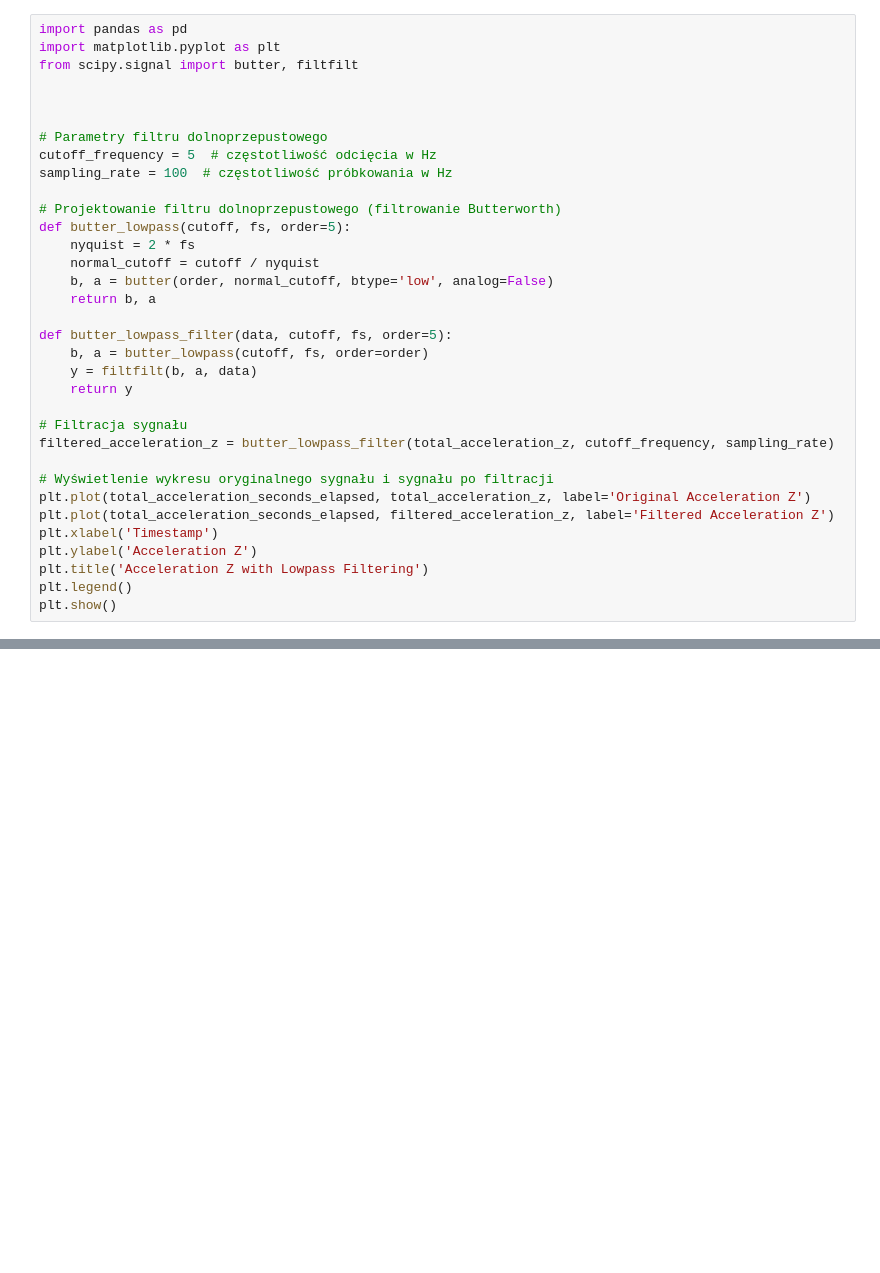
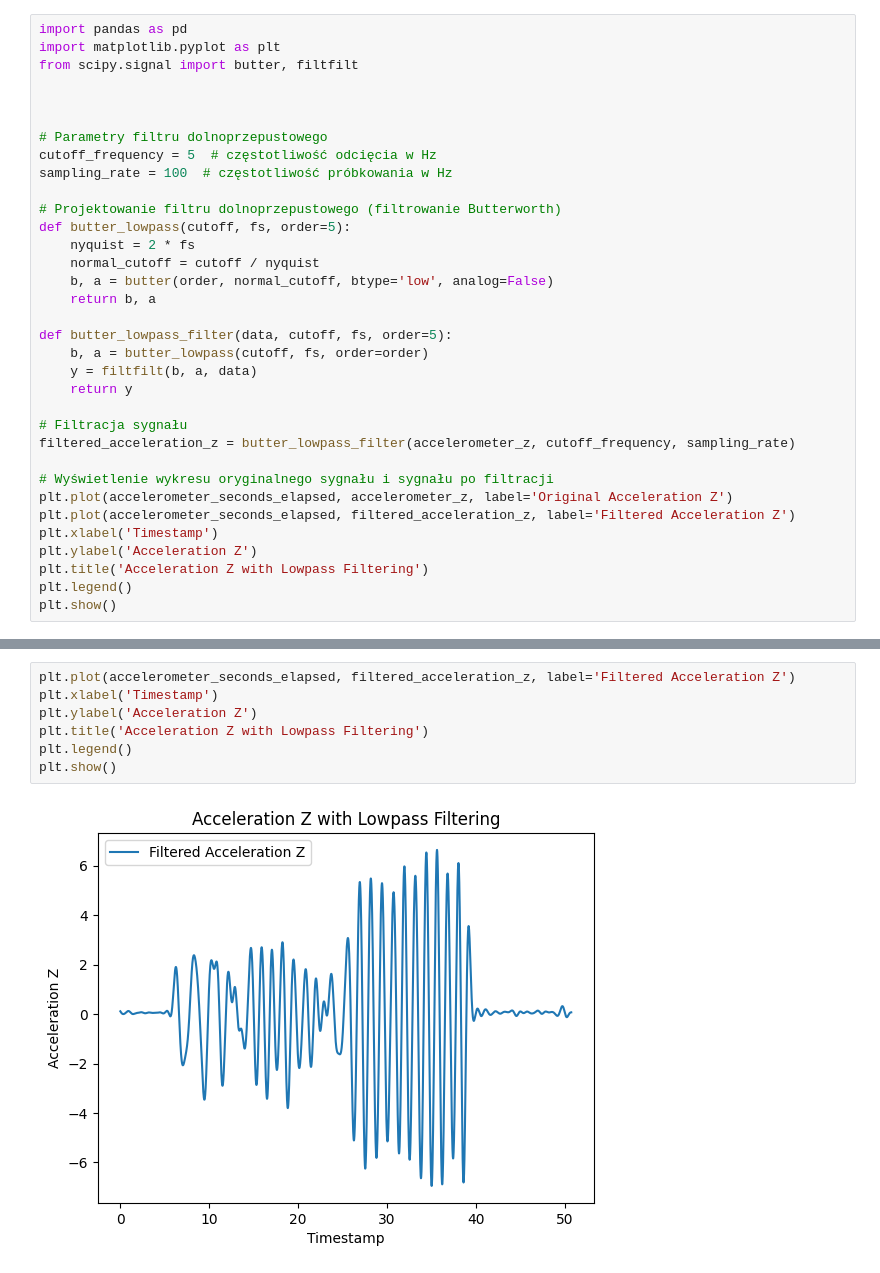
Before and after one commit to KPchelka/telemedycyna_projekct, a Jupyter notebook: projekt_telemed.ipynb, the cells around one changed output, grey strips where cells are left out. Saved outputs shown, nothing was run; the diff lists cells and outputs as text; blank space fills up the shorter version.

```diff
--- a/projekt_telemed.ipynb
+++ b/projekt_telemed.ipynb
@@ -205,11 +179,11 @@ def butter_lowpass_filter(data, cutoff, fs, order=5):
     return y
 
 # Filtracja sygnału
-filtered_acceleration_z = butter_lowpass_filter(total_acceleration_z, cutoff_frequency, sampling_rate)
+filtered_acceleration_z = butter_lowpass_filter(accelerometer_z, cutoff_frequency, sampling_rate)
 
 # Wyświetlenie wykresu oryginalnego sygnału i sygnału po filtracji
-plt.plot(total_acceleration_seconds_elapsed, total_acceleration_z, label='Original Acceleration Z')
-plt.plot(total_acceleration_seconds_elapsed, filtered_acceleration_z, label='Filtered Acceleration Z')
+plt.plot(accelerometer_seconds_elapsed, accelerometer_z, label='Original Acceleration Z')
+plt.plot(accelerometer_seconds_elapsed, filtered_acceleration_z, label='Filtered Acceleration Z')
 plt.xlabel('Timestamp')
 plt.ylabel('Acceleration Z')
 plt.title('Acceleration Z with Lowpass Filtering')
@@ -219,0 +194,9 @@ plt.show()
+# %%
+plt.plot(accelerometer_seconds_elapsed, filtered_acceleration_z, label='Filtered Acceleration Z')
+plt.xlabel('Timestamp')
+plt.ylabel('Acceleration Z')
+plt.title('Acceleration Z with Lowpass Filtering')
+plt.legend()
+plt.show()
+# %% [output]
+[figure, added]
```
Also changed, not shown: parts of 11 cells of this notebook.
